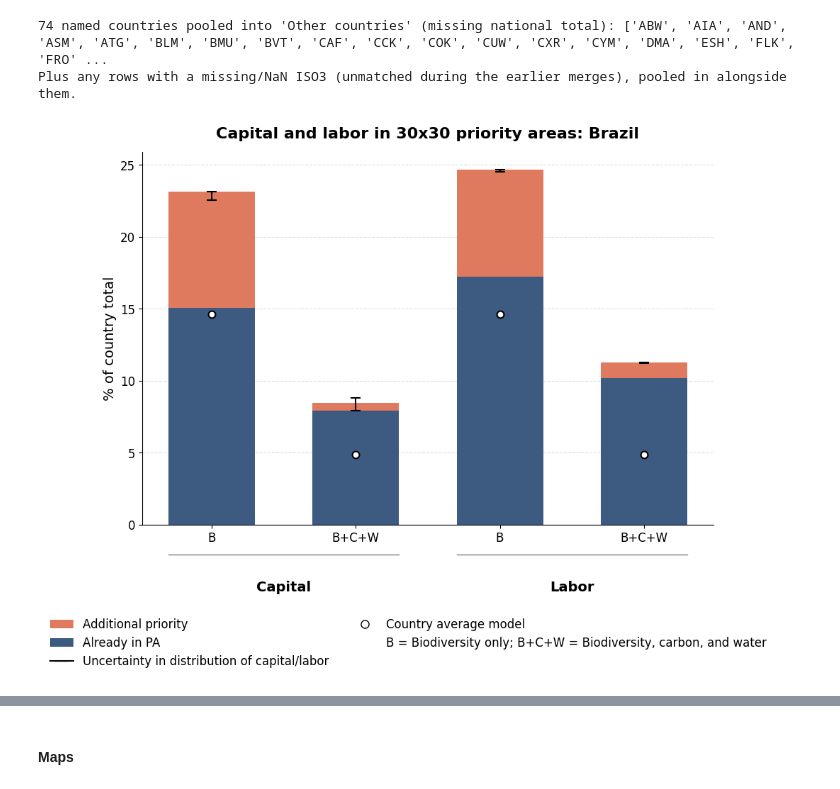
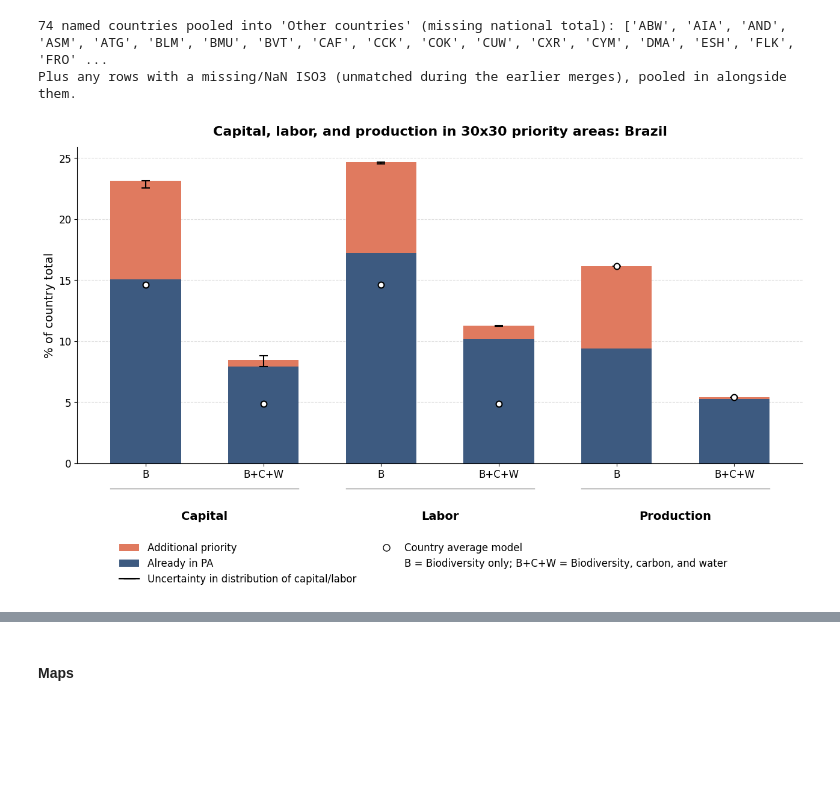
Before and after one commit to carinamani/AgDownscaling, a Jupyter notebook: 05_30x30_analysis/01_overlay_capital_labor.ipynb, the cells around one changed output, grey strips where cells are left out. Drawn from its saved outputs; the diff is of its cells as text; code cells hidden in the pictures; blank space fills up the shorter version.

Commit message:
fix missing countries issue

```diff
--- a/05_30x30_analysis/01_overlay_capital_labor.ipynb
+++ b/05_30x30_analysis/01_overlay_capital_labor.ipynb
@@ -31,6 +31,9 @@ labor = f"{cd}/Results/Raster_model/reprojected/rescaled_jobs.tif"
 labor_p10 = f"{cd}/Results/Raster_model/reprojected/rescaled_jobs_p10.tif"
 labor_p90 = f"{cd}/Results/Raster_model/reprojected/rescaled_jobs_p90.tif"
 labor_country_avg = f"{cd}/Results/Raster_model/reprojected/rescaled_jobs_country_avg.tif"
+
+# production raster
+production = f"{cd}/Results/Raster_model/reprojected/total_production_tonnes_2020.tif"
 
 # priority rasters
 # 0 = no in top 30%, 1 = in top 30%, not PA, 2 = in top 30%, already PA
@@ -463,6 +483,24 @@ for scenario_name, pr_path in with_pa_scenarios.items():
                 })
 
 country_df = pd.DataFrame(country_rows)
+
+##### National production totals (full-country zonal sum, NOT priority-masked)
+# There's no national_production.csv, so national totals are computed directly
+# by summing the production raster within each country's rasterized boundary.
+production_arr_full = read_array(production)
+valid_production = (country_id_arr >= 0) & ~np.isnan(production_arr_full)
+national_production_by_row = np.bincount(
+    country_id_arr[valid_production],
+    weights=production_arr_full[valid_production],
+    minlength=n_countries,
+)
+national_production_lookup = (
+    pd.DataFrame({
+        "ISO3": [row_to_iso3[i] for i in range(n_countries)],
+        "national_total_production_tonnes": national_production_by_row,
+    })
+    .groupby("ISO3", as_index=False)["national_total_production_tonnes"].sum()
+)
 # %%
 ##### Merge with national totals, compute % of national total, pool missing-data countries
 # (now also carries Sum_p10 / Sum_p90 / Sum_country_avg through, for uncertainty bars and the
@@ -472,13 +510,18 @@ country_df = pd.DataFrame(country_rows)
 national_lookup = (
     country_shp_proj[["ISO3", "national_total_capital_USD", "national_total_jobs"]]
     .drop_duplicates("ISO3")
+    .merge(national_production_lookup, on="ISO3", how="left")  # from the zonal-sum step in the previous cell
 )
 
 country_df = country_df.merge(national_lookup, on="ISO3", how="left")
 
-national_total_col = {"Capital": "national_total_capital_USD", "Labor": "national_total_jobs"}
+national_total_col = {
+    "Capital": "national_total_capital_USD",
+    "Labor": "national_total_jobs",
+    "Production": "national_total_production_tonnes",
+}
 country_df["National_Total"] = country_df.apply(lambda r: r[national_total_col[r["Variable"]]], axis=1)
-country_df = country_df.drop(columns=["national_total_capital_USD", "national_total_jobs"])
+country_df = country_df.drop(columns=["national_total_capital_USD", "national_total_jobs", "national_total_production_tonnes"])
 
 has_national = country_df["National_Total"].notna() & (country_df["National_Total"] != 0)
 country_df["Pct_of_national"] = np.where(has_national, 100 * country_df["Sum"] / country_df["National_Total"], np.nan)
@@ -598,18 +641,20 @@ if name_col:
 else:
     country_label = COUNTRY_ISO3
 
-# Only these two (with-PA) scenarios are used, for both variables
+# Only these two (with-PA) scenarios are used, for all variables
 scenario_order = ["Biodiversity - With PA", "All - With PA"]
 scenario_short = {"Biodiversity - With PA": "B", "All - With PA": "B+C+W"}
 
-# Build the 4 bars in order: Capital-B, Capital-BCW, Labor-B, Labor-BCW
-bar_defs = [("Capital", s) for s in scenario_order] + [("Labor", s) for s in scenario_order]
+# Build the 6 bars in order: Capital-B, Capital-BCW, Labor-B, Labor-BCW, Production-B, Production-BCW
+bar_defs = ([("Capital", s) for s in scenario_order]
+            + [("Labor", s) for s in scenario_order]
+            + [("Production", s) for s in scenario_order])
 x = np.arange(len(bar_defs))
 width = 0.6
 
 country_data = country_summary_df[country_summary_df["ISO3"] == COUNTRY_ISO3]
 
-fig, ax = plt.subplots(figsize=(9, 7))
+fig, ax = plt.subplots(figsize=(13, 7))
 
 for i, (variable_name, scenario) in enumerate(bar_defs):
     scen_data = country_data[(country_data["Variable"] == variable_name) & (country_data["Scenario"] == scenario)]
@@ -638,7 +683,7 @@ ax.set_xticks(x)
 ax.set_xticklabels([scenario_short[s] for _, s in bar_defs])
 
 # grouped labels spanning each pair (Capital vs Labor)
-group_defs = [(0, 1, "Capital"), (2, 3, "Labor")]
+group_defs = [(0, 1, "Capital"), (2, 3, "Labor"), (4, 5, "Production")]
 trans = transforms.blended_transform_factory(ax.transData, ax.transAxes)
 for i0, i1, label in group_defs:
     center = (i0 + i1) / 2
@@ -647,35 +692,35 @@ for i0, i1, label in group_defs:
              color="grey", linewidth=1, clip_on=False)
 
 ax.set_ylabel("% of country total")
-ax.set_title(f"Capital and labor in 30x30 priority areas: {country_label}", pad=14, fontweight="bold")
+ax.set_title(f"Capital, labor, and production in 30x30 priority areas: {country_label}", pad=14, fontweight="bold")
 ax.spines[["top", "right"]].set_visible(False)
 ax.grid(axis="y", linestyle="--", alpha=0.4, zorder=0)
 ax.set_axisbelow(True)
 
 legend_elements = [
     Patch(facecolor=color_top30, label="Additional priority"),
     Patch(facecolor=color_already_pa, label="Already in PA"),
     Line2D([0], [0], color="black", marker="_", markersize=15, linewidth=1.5,
            label="Uncertainty in distribution of capital/labor"),
 ]
 if SHOW_COUNTRY_AVG_DOTS:
     legend_elements.append(
         Line2D([0], [0], marker="o", color="none", markerfacecolor="white", markeredgecolor="black",
                markersize=8, linewidth=1.5, label="Country average model")
     )
 legend_elements.append(
     Patch(facecolor="none", edgecolor="none", label="B = Biodiversity only; B+C+W = Biodiversity, carbon, and water")
 )
 fig.legend(handles=legend_elements, loc="lower center", ncol=2,
            bbox_to_anchor=(0.5, -0.14), frameon=False)
 
 # fig.text(0.5, -0.24, CAPTION, ha="center", va="top", fontsize=10, wrap=True)
 
 plt.tight_layout()
 plt.savefig(f"{fd}/Countries/{COUNTRY_ISO3}_summary_bar.png", dpi=200, bbox_inches="tight")
 plt.show()
 # %% [output]
-[figure, old version]
+[figure, new version]
 # %%
 # ---- toggle: show/hide the "country average model" dots on this figure ----
 SHOW_COUNTRY_AVG_DOTS = False
```
Also changed, not shown: parts of 4 cells of this notebook, 10 other files.
